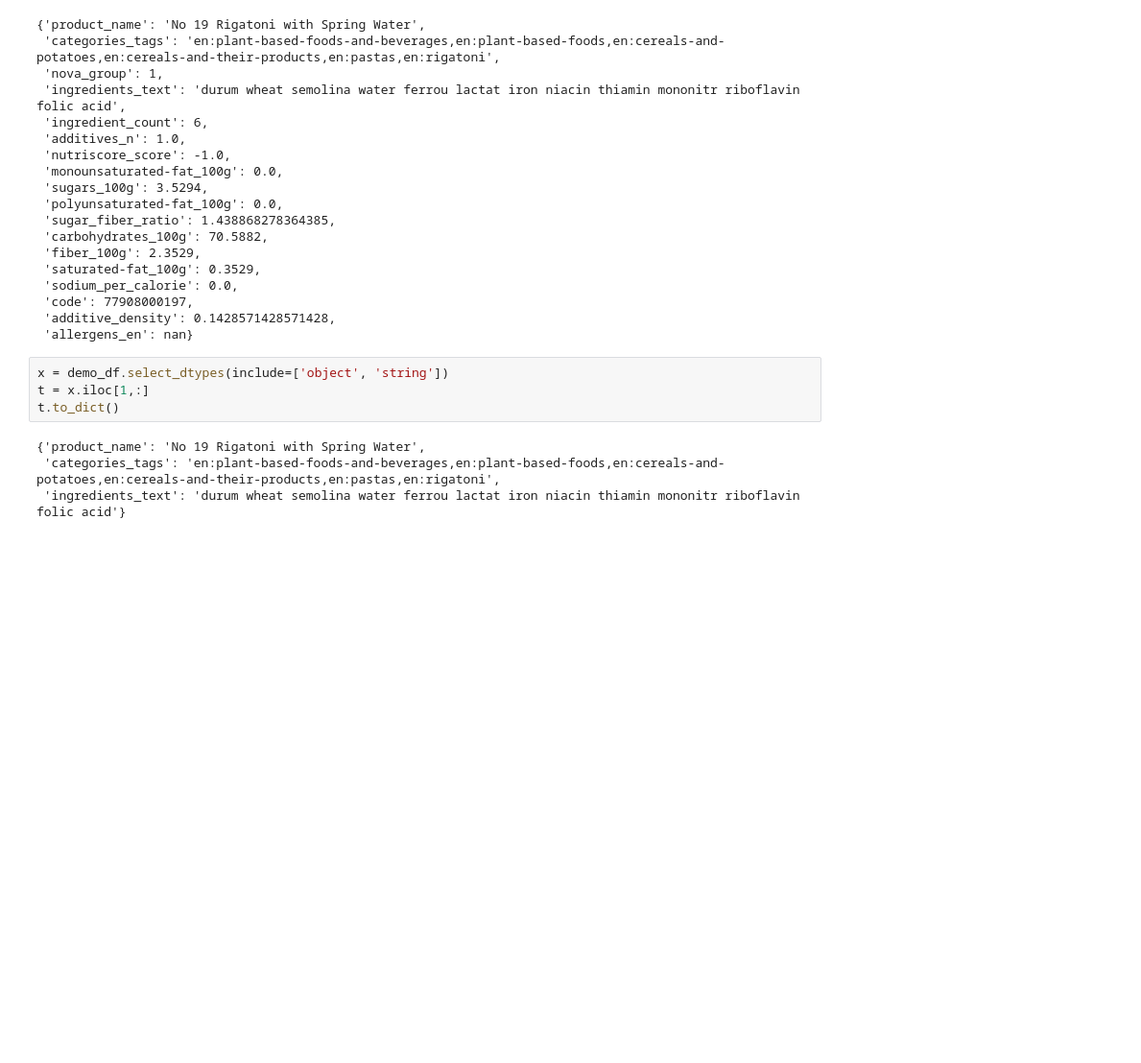
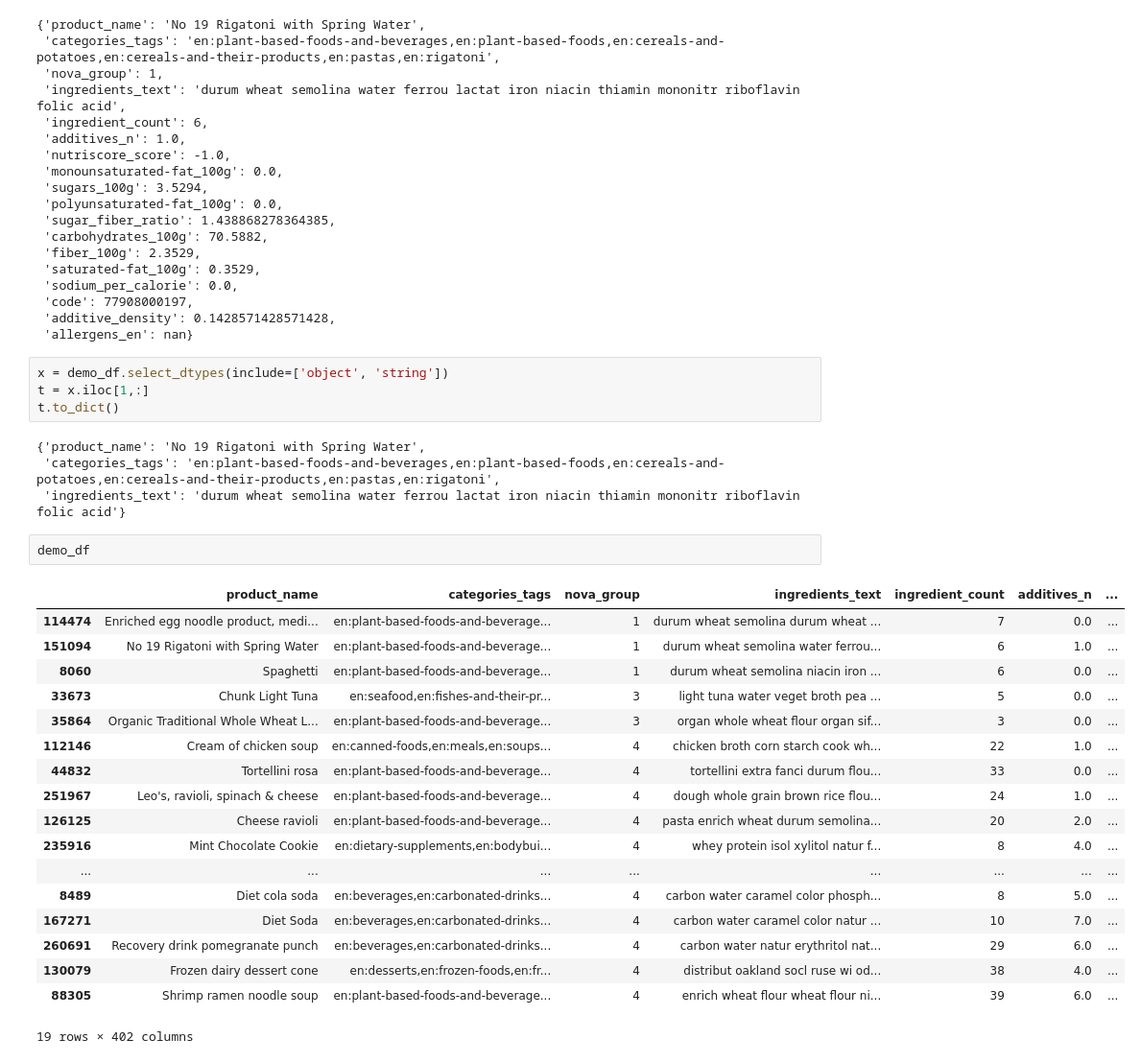
Before and after one commit to utkarsh-mhw/NutriLens, a Jupyter notebook: notebooks/additional_outputs.ipynb, the cells around one changed output. Shown: that part at 96% size. Saved outputs shown, nothing was run; the diff lists cells and outputs as text; blank space fills up the shorter version.

```diff
--- a/notebooks/additional_outputs.ipynb
+++ b/notebooks/additional_outputs.ipynb
@@ -122,3 +122,24 @@ t.to_dict()
 {'product_name': 'No 19 Rigatoni with Spring Water',
  'categories_tags': 'en:plant-based-foods-and-beverages,en:plant-based-foods,en:cereals-and-potatoes,en:cereals-and-their-products,en:pastas,en:rigatoni',
  'ingredients_text': 'durum wheat semolina water ferrou lactat iron niacin thiamin mononitr riboflavin folic acid'}
+# %%
+demo_df
+# %% [output]
+|  | product_name | categories_tags | nova_group | ingredients_text | ingredient_count | additives_n | ... |
+| 114474 | Enriched egg noodle product, medi... | en:plant-based-foods-and-beverage... | 1 | durum wheat semolina durum wheat ... | 7 | 0.0 | ... |
+| 151094 | No 19 Rigatoni with Spring Water | en:plant-based-foods-and-beverage... | 1 | durum wheat semolina water ferrou... | 6 | 1.0 | ... |
+| 8060 | Spaghetti | en:plant-based-foods-and-beverage... | 1 | durum wheat semolina niacin iron ... | 6 | 0.0 | ... |
+| 33673 | Chunk Light Tuna | en:seafood,en:fishes-and-their-pr... | 3 | light tuna water veget broth pea ... | 5 | 0.0 | ... |
+| 35864 | Organic Traditional Whole Wheat L... | en:plant-based-foods-and-beverage... | 3 | organ whole wheat flour organ sif... | 3 | 0.0 | ... |
+| 112146 | Cream of chicken soup | en:canned-foods,en:meals,en:soups... | 4 | chicken broth corn starch cook wh... | 22 | 1.0 | ... |
+| 44832 | Tortellini rosa | en:plant-based-foods-and-beverage... | 4 | tortellini extra fanci durum flou... | 33 | 0.0 | ... |
+| 251967 | Leo's, ravioli, spinach & cheese | en:plant-based-foods-and-beverage... | 4 | dough whole grain brown rice flou... | 24 | 1.0 | ... |
+| 126125 | Cheese ravioli | en:plant-based-foods-and-beverage... | 4 | pasta enrich wheat durum semolina... | 20 | 2.0 | ... |
+| 235916 | Mint Chocolate Cookie | en:dietary-supplements,en:bodybui... | 4 | whey protein isol xylitol natur f... | 8 | 4.0 | ... |
+| ... | ... | ... | ... | ... | ... | ... | ... |
+| 8489 | Diet cola soda | en:beverages,en:carbonated-drinks... | 4 | carbon water caramel color phosph... | 8 | 5.0 | ... |
+| 167271 | Diet Soda | en:beverages,en:carbonated-drinks... | 4 | carbon water caramel color natur ... | 10 | 7.0 | ... |
+| 260691 | Recovery drink pomegranate punch | en:beverages,en:carbonated-drinks... | 4 | carbon water natur erythritol nat... | 29 | 6.0 | ... |
+| 130079 | Frozen dairy dessert cone | en:desserts,en:frozen-foods,en:fr... | 4 | distribut oakland socl ruse wi od... | 38 | 4.0 | ... |
+| 88305 | Shrimp ramen noodle soup | en:plant-based-foods-and-beverage... | 4 | enrich wheat flour wheat flour ni... | 39 | 6.0 | ... |
+19 rows × 402 columns
```
Also changed, not shown: parts of 3 cells of this notebook, 1 other file.
